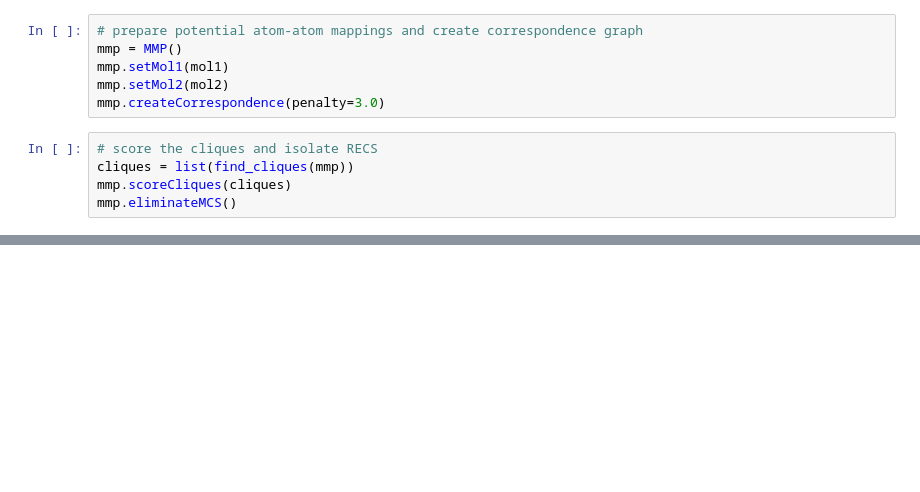
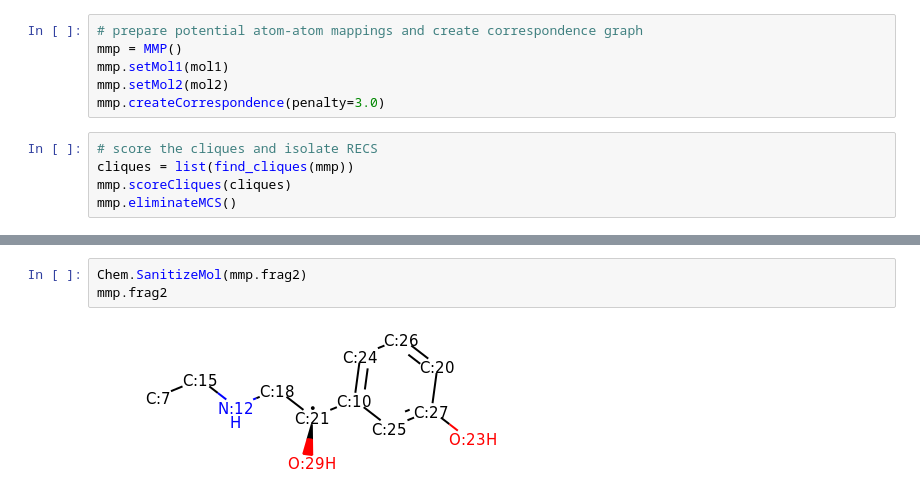
Before and after one commit to warner121/wizepair2, a Jupyter notebook: notebooks/beta2_agonists.ipynb, the cells around one changed output, grey strips where cells are left out. Saved outputs shown, nothing was run; the diff lists cells and outputs as text; blank space fills up the shorter version.

```diff
--- a/notebooks/beta2_agonists.ipynb
+++ b/notebooks/beta2_agonists.ipynb
@@ -39,0 +37,5 @@ mmp.frag2
+# %%
+Chem.SanitizeMol(mmp.frag2)
+mmp.frag2
+# %% [output]
+[figure, added]
```
Also changed, not shown: parts of 3 cells of this notebook, 2 other files.
